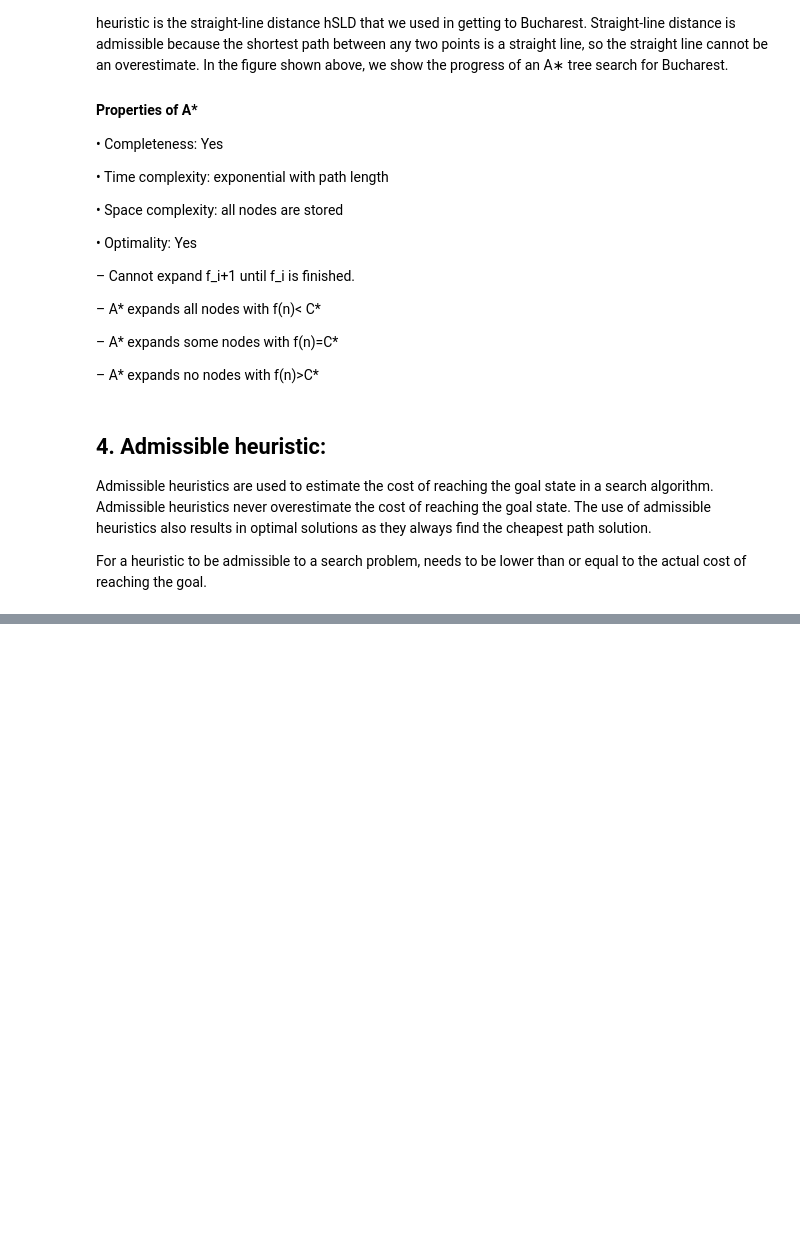
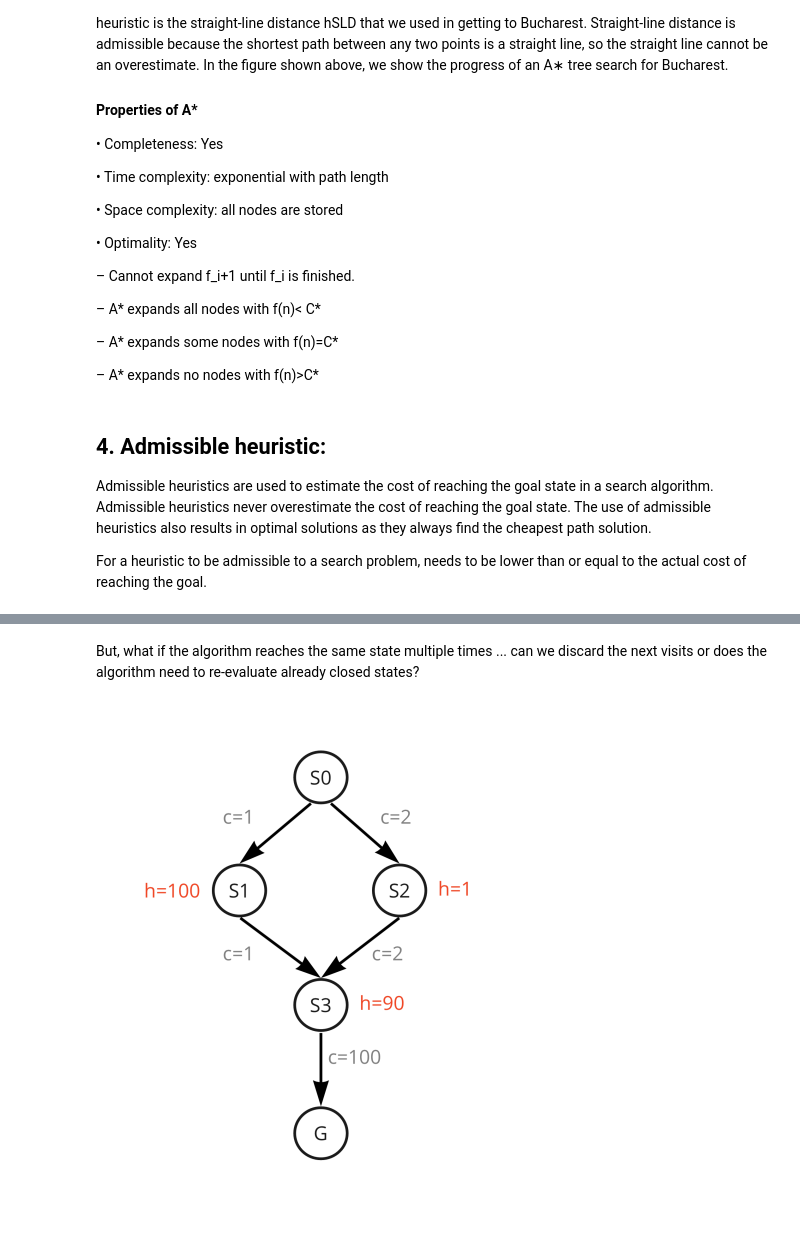
Before and after one commit to rpenal/ProyectosIA, a Jupyter notebook: Part 2 Mazesolver.ipynb, the cells around one changed output, grey strips where cells are left out. Cells and saved outputs as stored; diff of their text form; code cells hidden in the pictures; blank space fills up the shorter version.

```diff
--- a/Part 2 Mazesolver.ipynb
+++ b/Part 2 Mazesolver.ipynb
@@ -501,0 +543,7 @@ For a heuristic to be admissible to a search problem, needs to be lower than or
+# %% [markdown]
+But, what if the algorithm reaches the same state multiple times ... can we discard the next visits or does the algorithm need to re-evaluate already closed states?
+# %%
+from IPython.display import Image
+Image('Images\AdmissibleHeuristic2.png')
+# %% [output]
+[figure, added]
```
Also changed, not shown: parts of 4 cells of this notebook, 3 other files.
